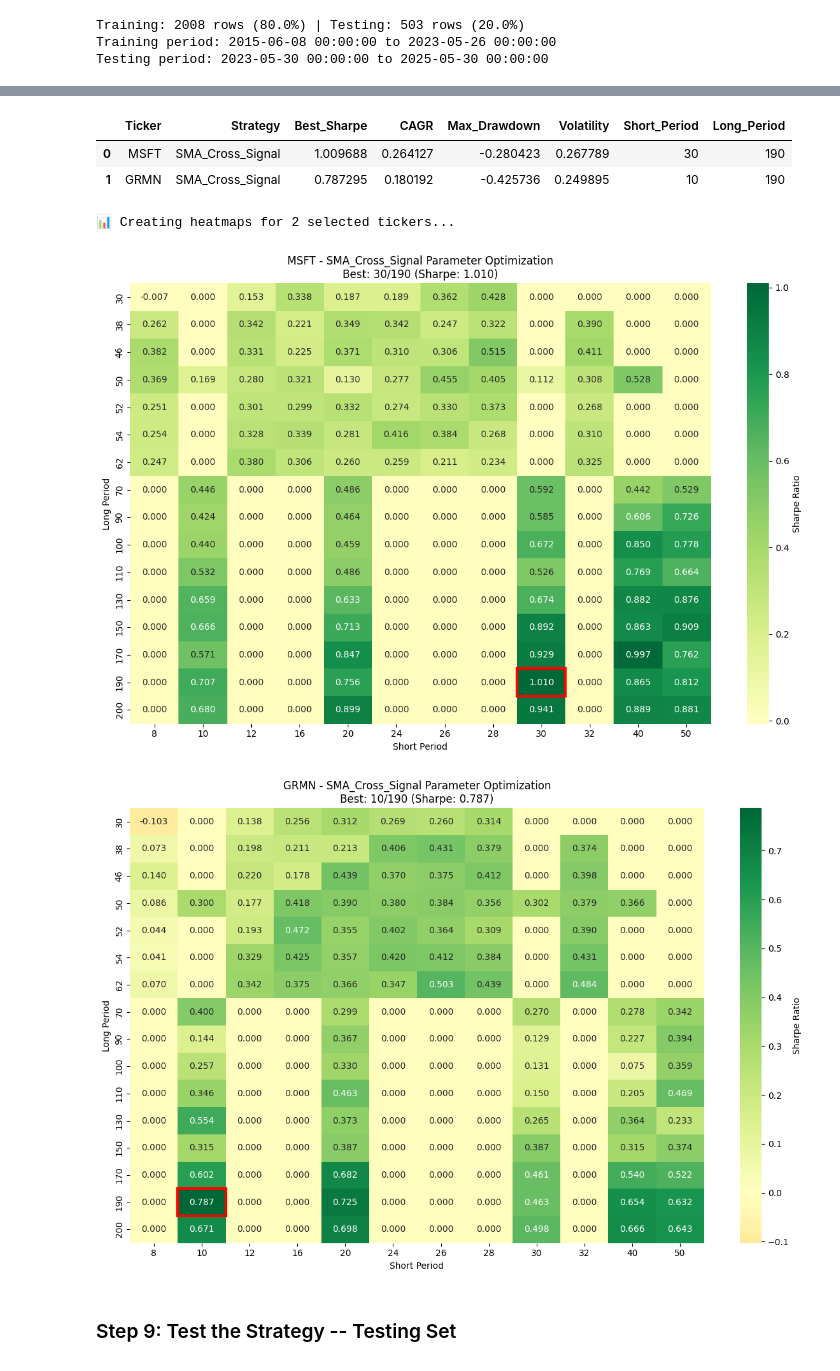
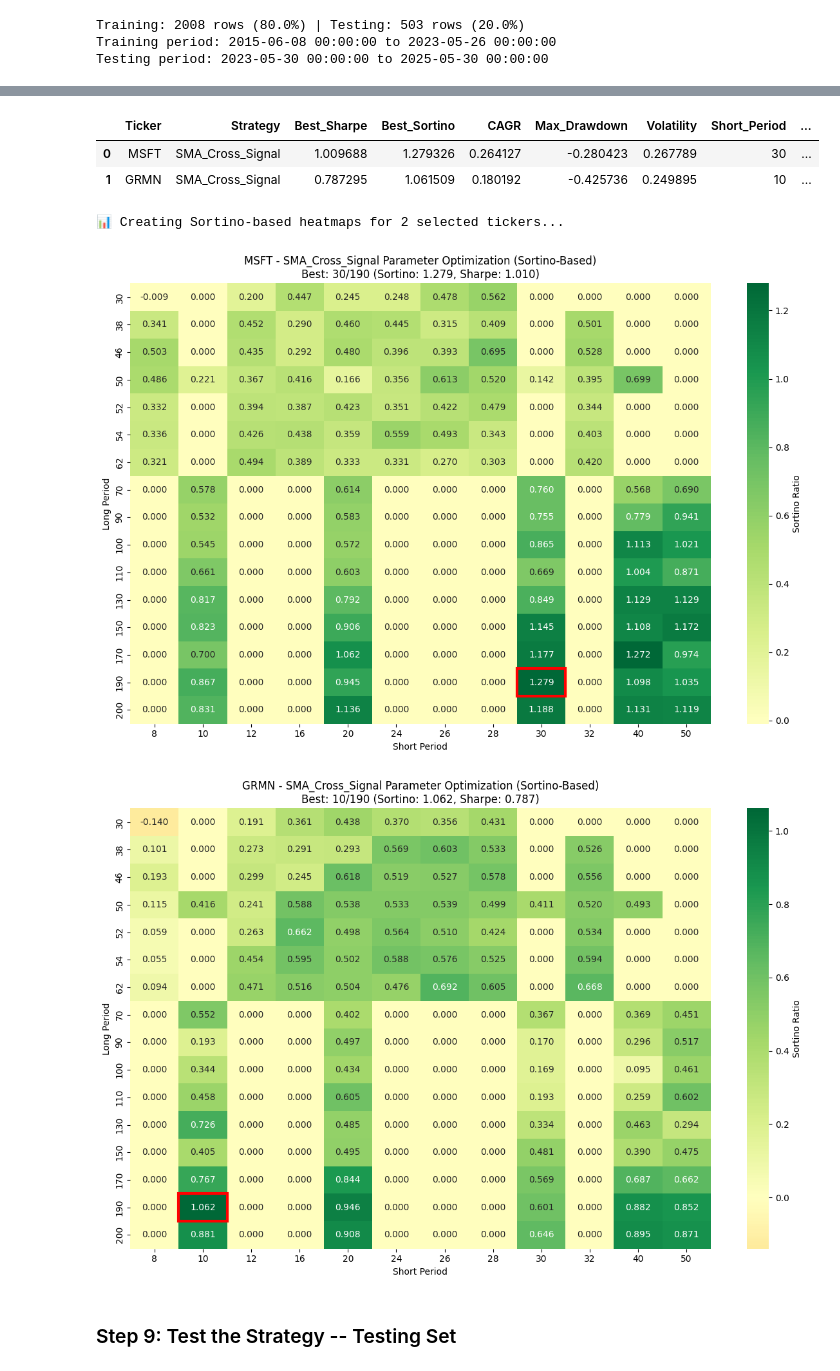
Before and after one commit to renan-peres/mfin-algo-trading-team, a Jupyter notebook: 02_short_term_portfolio.ipynb, the cells around one changed output, grey strips where cells are left out. Cells and saved outputs as stored; diff of their text form; code cells hidden in the pictures.

Commit message:
Short Term Update

```diff
--- a/02_short_term_portfolio.ipynb
+++ b/02_short_term_portfolio.ipynb
@@ -347,13 +346,13 @@ Testing period: 2023-05-30 00:00:00 to 2025-05-30 00:00:00
 # %%
-from py.technical_analysis import find_optimal_portfolio_with_parameter_optimization, plot_optimization_metrics, plot_optimization_heatmaps
+from py.technical_analysis import find_optimal_portfolio_with_parameter_optimization, plot_optimization_heatmaps
 
 # Fast optimization (uses all CPU cores by default)
 optimization_results = find_optimal_portfolio_with_parameter_optimization(
-    quotes=training_set,
-    min_cagr=0.1,
-    max_volatility=0.3,
-    max_stocks=2,
-    n_jobs=4  # Specify number of processes, or None for auto
+    quotes= training_set,
+    # min_cagr= 0.1,           # Minimum 10% annual return
+    max_volatility= 0.3,     # Maximum 30% volatility
+    max_stocks= 2,           # Top 2 stocks by Sortino ratio
+    n_jobs= 4                # Parallel processing cores
 )
 
 # Access results
@@ -382,12 +381,12 @@ FAST PORTFOLIO OPTIMIZATION PIPELINE
   📊 Avg Individual CAGR: 22.22%
   🎯 Strategy Distribution:
     - SMA_Cross_Signal: 2 stocks (100.0%)
-|  | Ticker | Strategy | Best_Sharpe | CAGR | Max_Drawdown | Volatility | Short_Period | Long_Period |
-| 0 | MSFT | SMA_Cross_Signal | 1.009688 | 0.264127 | -0.280423 | 0.267789 | 30 | 190 |
-| 1 | GRMN | SMA_Cross_Signal | 0.787295 | 0.180192 | -0.425736 | 0.249895 | 10 | 190 |
+|  | Ticker | Strategy | Best_Sharpe | Best_Sortino | CAGR | Max_Drawdown | Volatility | Short_Period | ... |
+| 0 | MSFT | SMA_Cross_Signal | 1.009688 | 1.279326 | 0.264127 | -0.280423 | 0.267789 | 30 | ... |
+| 1 | GRMN | SMA_Cross_Signal | 0.787295 | 1.061509 | 0.180192 | -0.425736 | 0.249895 | 10 | ... |
-📊 Creating heatmaps for 2 selected tickers...
+📊 Creating Sortino-based heatmaps for 2 selected tickers...
-[figure, old version]
+[figure, new version]
-[figure, old version]
+[figure, new version]
 # %% [markdown]
 ### Step 9: Test the Strategy -- Testing Set
 # %%
```
Also changed, not shown: parts of 9 cells of this notebook, 2 other files.
